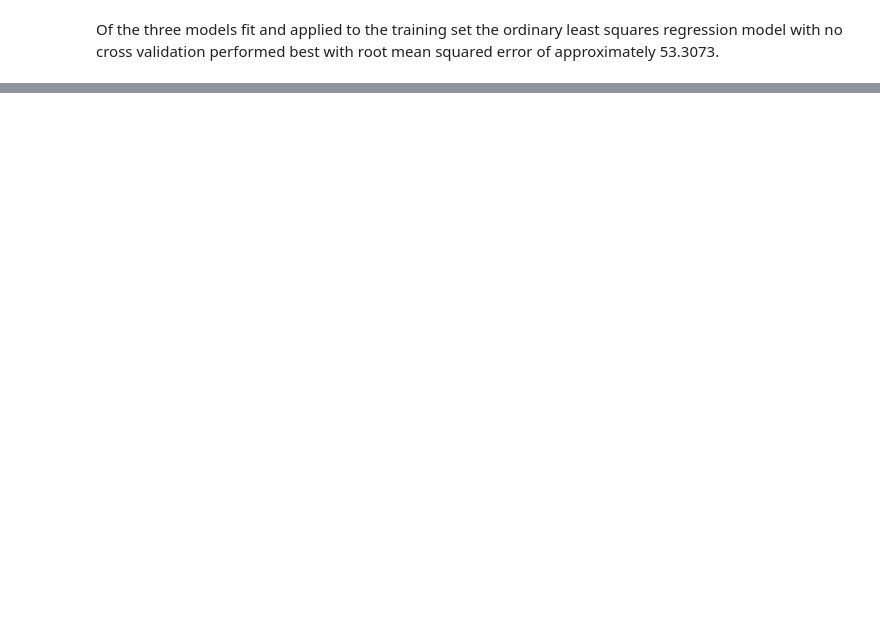
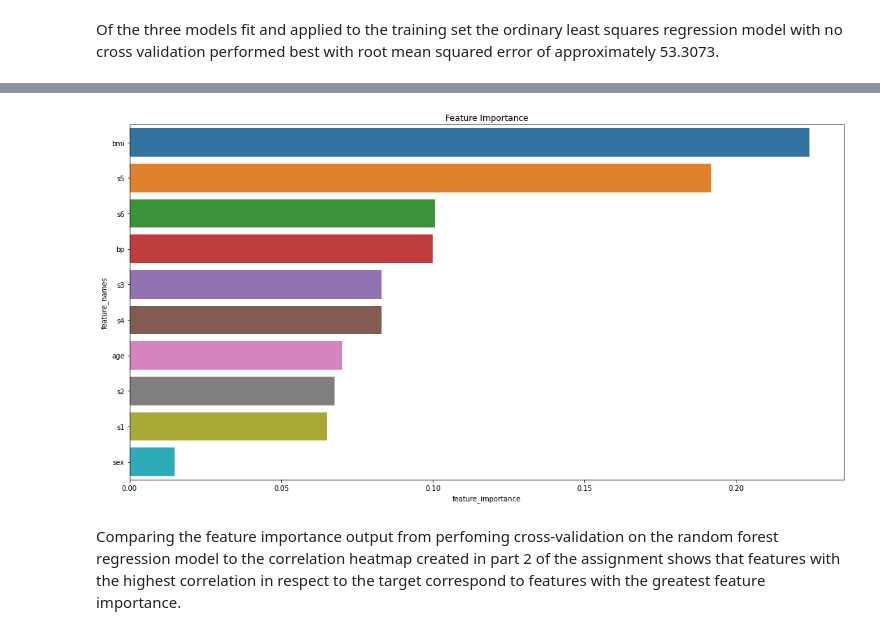
Before and after one commit to benkarabinus/nerdy_data_stuff, a Jupyter notebook: DU/COMP4432/Assignment2/Ben_Karabinus_Assignment_2.ipynb, the cells around one changed output, grey strips where cells are left out. Drawn from its saved outputs; the diff is of its cells as text; code cells hidden in the pictures; blank space fills up the shorter version.

Commit message:
Final Push COMP 4432 Assignment 2

```diff
--- a/DU/COMP4432/Assignment2/Ben_Karabinus_Assignment_2.ipynb
+++ b/DU/COMP4432/Assignment2/Ben_Karabinus_Assignment_2.ipynb
@@ -262,0 +312,12 @@ Of the three models fit and applied to the training set the ordinary least squar
+# %%
+"""
+Perform a cross-validation grid search using parameters specified in assignment instructions
+Total experiments = 18
+"""
+
+search_grid = [{'n_estimators': [3, 10, 30], 'max_features': [2, 4, 6, 8]},
+               {'bootstrap': [False], 'n_estimators': [3, 10], 'max_features': [2, 3, 4]}]
+
+grid_search = GridSearchCV(rfr, param_grid=search_grid, cv=10,
+                           scoring='neg_mean_squared_error', return_train_score=True)
+grid_search.fit(X_train, y_train.to_numpy().ravel())
@@ -262,0 +371,5 @@ Of the three models fit and applied to the training set the ordinary least squar
+# %%
+"""Print the feature importances of the best performing grid search model"""
+
+feature_importances = grid_search.best_estimator_.feature_importances_
+sorted(zip(feature_importances, X_train.columns))
@@ -262,0 +387,20 @@ Of the three models fit and applied to the training set the ordinary least squar
+# %%
+"""plot feature importance"""
+
+#Create a DataFrame of results
+model_results = {'feature_names':X_train.columns,'feature_importance':feature_importances}
+model_results = pd.DataFrame(model_results)
+# sort results by decreasing feature importance
+model_results.sort_values(by=['feature_importance'], ascending=False,inplace=True)
+# specify plot size
+plt.figure(figsize=(15,8))
+# create the plot
+sns.barplot(x=model_results['feature_importance'], y=model_results['feature_names'])
+# add labels
+plt.title('Feature Importance')
+plt.tight_layout()
+plt.show()
+# %% [output]
+[figure, added]
+# %% [markdown]
+Comparing the feature importance output from perfoming cross-validation on the random forest regression model to the correlation heatmap created in part 2 of the assignment shows that features with the highest correlation in respect to the target correspond to features with the greatest feature importance.
```
Also changed, not shown: parts of 18 cells of this notebook, 1 other file.
